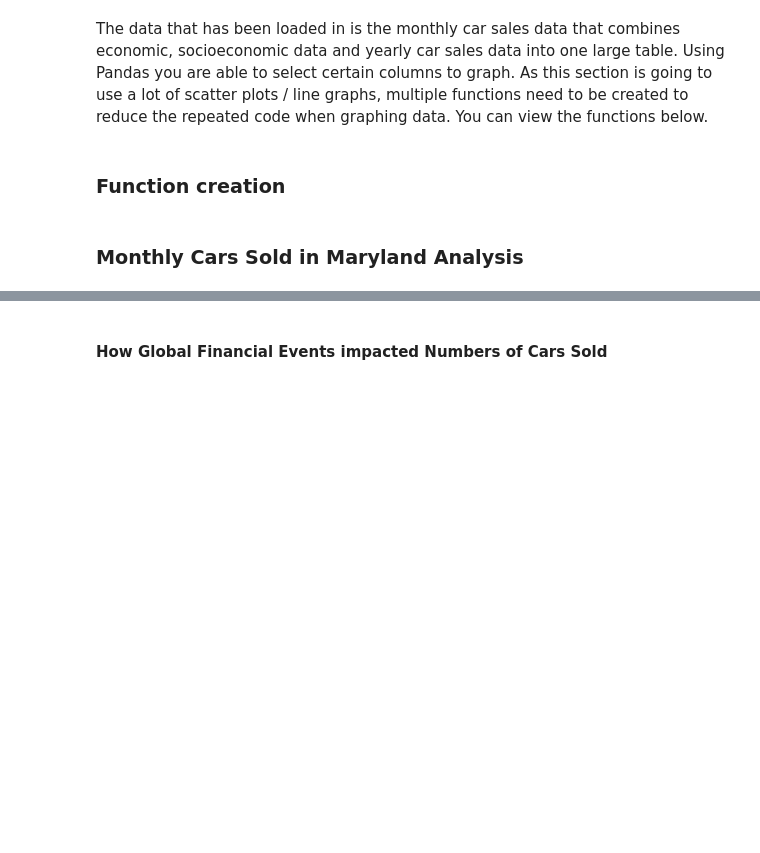
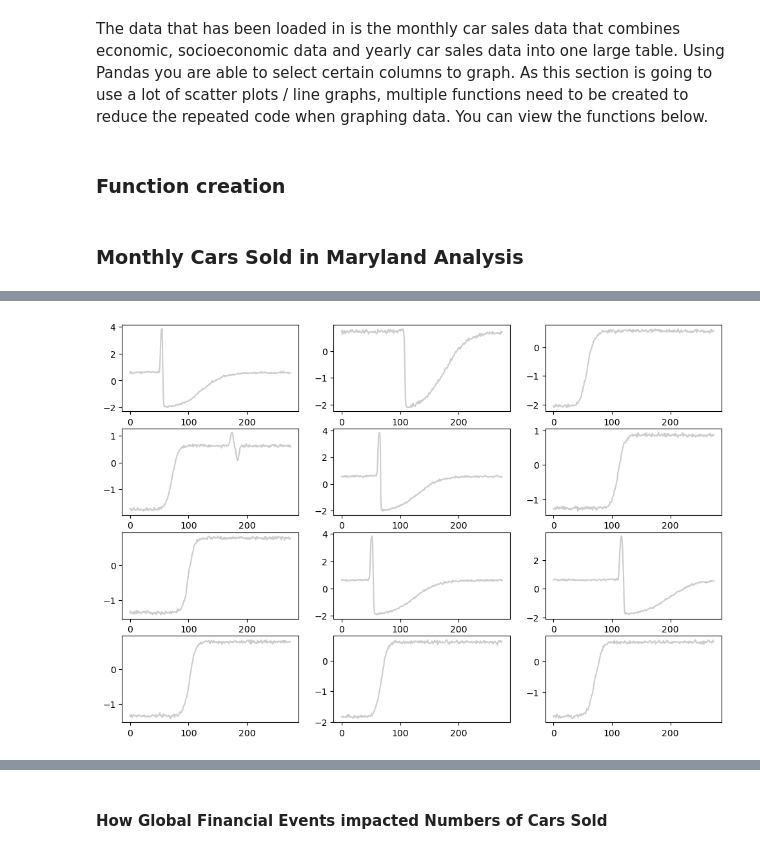
Before and after one commit to bennicholson2/Maryland-Car-Sales-Data, a Jupyter notebook: sales_project_chapters/sales_project_chapter_1.ipynb, the cells around one changed output, grey strips where cells are left out. Drawn from its saved outputs; the diff is of its cells as text; code cells hidden in the pictures; blank space fills up the shorter version.

```diff
--- a/sales_project_chapters/sales_project_chapter_1.ipynb
+++ b/sales_project_chapters/sales_project_chapter_1.ipynb
@@ -249,0 +258,11 @@ The COVID-19 pandemic, which originated in late 2019 and spread globally in 2020
+# %%
+X_train, y_train, X_test, y_test = CachedDatasets().load_dataset('Trace')
+# %%
+X_train = TimeSeriesScalerMeanVariance().fit_transform(X_train)
+sz = X_train.shape[1]
+# %%
+for yi in range(12):
+    plt.subplot(4,3,yi+1)
+    plt.plot(X_train[yi].ravel(),'k-',alpha=0.2)
+# %% [output]
+[figure, added]
```
Also changed, not shown: parts of 56 cells of this notebook, 7 other files.
